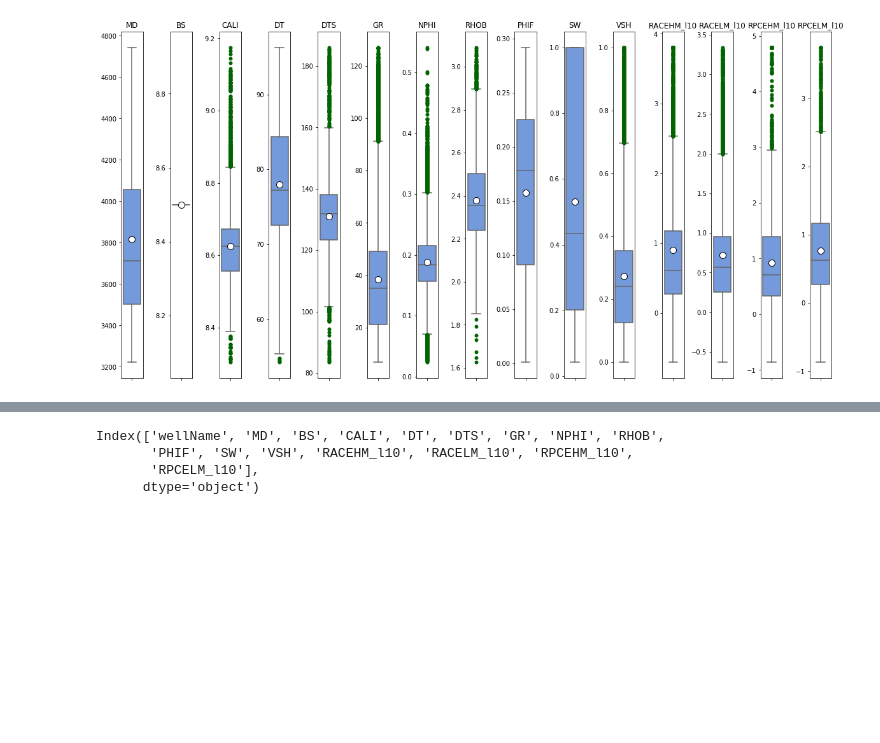
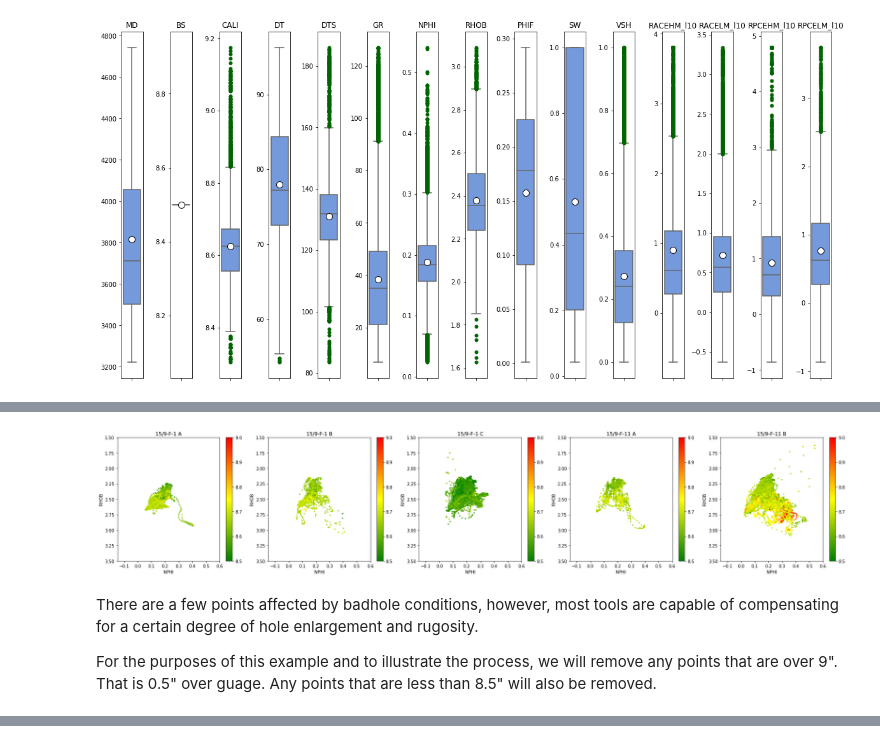
Before and after one commit to SPWLA-ORG/spwla2021_ml_workshop, a Jupyter notebook: Notebooks/1.3 - Outlier Detection.ipynb, the cells around one changed output, grey strips where cells are left out. Cells and saved outputs as stored; diff of their text form; code cells hidden in the pictures; blank space fills up the shorter version.

```diff
--- a/Notebooks/1.3 - Outlier Detection.ipynb
+++ b/Notebooks/1.3 - Outlier Detection.ipynb
@@ -95,22 +95,3 @@ def make_boxplot(welldata, inputs):
 
     plt.subplots_adjust(hspace=0.15, wspace=1.25)
     plt.show()
-# %%
-import matplotlib
-def make_xplot(welldata, xvar, yvar,  color, rows=1, cols=1, xscale=[0,1], yscale=[0,1], vmin=0, vmax=1):
-    fig, axs = plt.subplots(rows, cols, figsize=(20,10))
-    cmap = matplotlib.colors.LinearSegmentedColormap.from_list("", ["green","yellow","red"])
-
-    for (name, welldata), ax in zip(grouped, axs.flat):
-        sc = ax.scatter(x=xvar, y=yvar, data=welldata, c=color, vmin=vmin, vmax=vmax, cmap=cmap)
-#         sns.scatterplot(x=xvar, y=yvar, data=welldata, hue=color, ax=ax, legend=False, palette="viridis")
-
-        ax.set_ylim(yscale[0], yscale[1])
-        ax.set_xlim(xscale[0], xscale[1])
-        ax.set_ylabel(yvar)
-        ax.set_xlabel(xvar)
-        ax.set_title(name)
-
-        fig.colorbar(sc, ax=ax)
-
-    plt.show()
@@ -127,7 +114,33 @@ Total Number of Samples: 27845
 # %%
 grouped = df.groupby('wellName')
+# %%
+import matplotlib
+def make_xplot(welldata, xvar, yvar,  color, rows=1, cols=1, xscale=[0,1], yscale=[0,1], vmin=0, vmax=1):
+    fig, axs = plt.subplots(rows, cols, figsize=(25,5))
+    cmap = matplotlib.colors.LinearSegmentedColormap.from_list("", ["green","yellow","red"])
+
+    for (name, welldata), ax in zip(grouped, axs.flat):
+        sc = ax.scatter(x=xvar, y=yvar, data=welldata, s=5, c=color, vmin=vmin, vmax=vmax, cmap=cmap)
+#         sns.scatterplot(x=xvar, y=yvar, data=welldata, hue=color, ax=ax, legend=False, palette="viridis")
+
+        ax.set_ylim(yscale[0], yscale[1])
+        ax.set_xlim(xscale[0], xscale[1])
+        ax.set_ylabel(yvar)
+        ax.set_xlabel(xvar)
+        ax.set_title(name)
+
+        fig.colorbar(sc, ax=ax)
+    plt.tight_layout()
+    plt.show()
 # %%
-make_xplot(grouped, 'NPHI', 'RHOB', 'CALI', 2, 3, [-0.15, 0.6], [3.5,1.5], 8.5, 9)
+make_xplot(grouped, 'NPHI', 'RHOB', 'CALI', 1, 5, [-0.15, 0.6], [3.5,1.5], 8.5, 9)
+# %% [output]
+[figure, added]
+# %% [markdown]
+There are a few points affected by badhole conditions, however, most tools are capable of compensating for a certain degree of hole enlargement and rugosity.
+
+For the purposes of this example and to illustrate the process, we will remove any points that are over 9". That is 0.5" over guage.
+Any points that are less than 8.5" will also be removed.
 # %%
 df = df[(df['CALI'] >= 8.5) & (df['CALI'] <= 9)]
 df.describe()
@@ -149,10 +162,3 @@ df.describe()
 # for col in z_score_cols:
 #     df[f'{col}_zscore'] = df[col].groupby(df['wellName']).transform(lambda x: (x - x.mean()) / x.std())
 # df
-# %%
-df.columns
-# %% [output]
-Index(['wellName', 'MD', 'BS', 'CALI', 'DT', 'DTS', 'GR', 'NPHI', 'RHOB',
-       'PHIF', 'SW', 'VSH', 'RACEHM_l10', 'RACELM_l10', 'RPCEHM_l10',
-       'RPCELM_l10'],
-      dtype='object')
```
Also changed, not shown: parts of 15 cells of this notebook, 1 other file.
